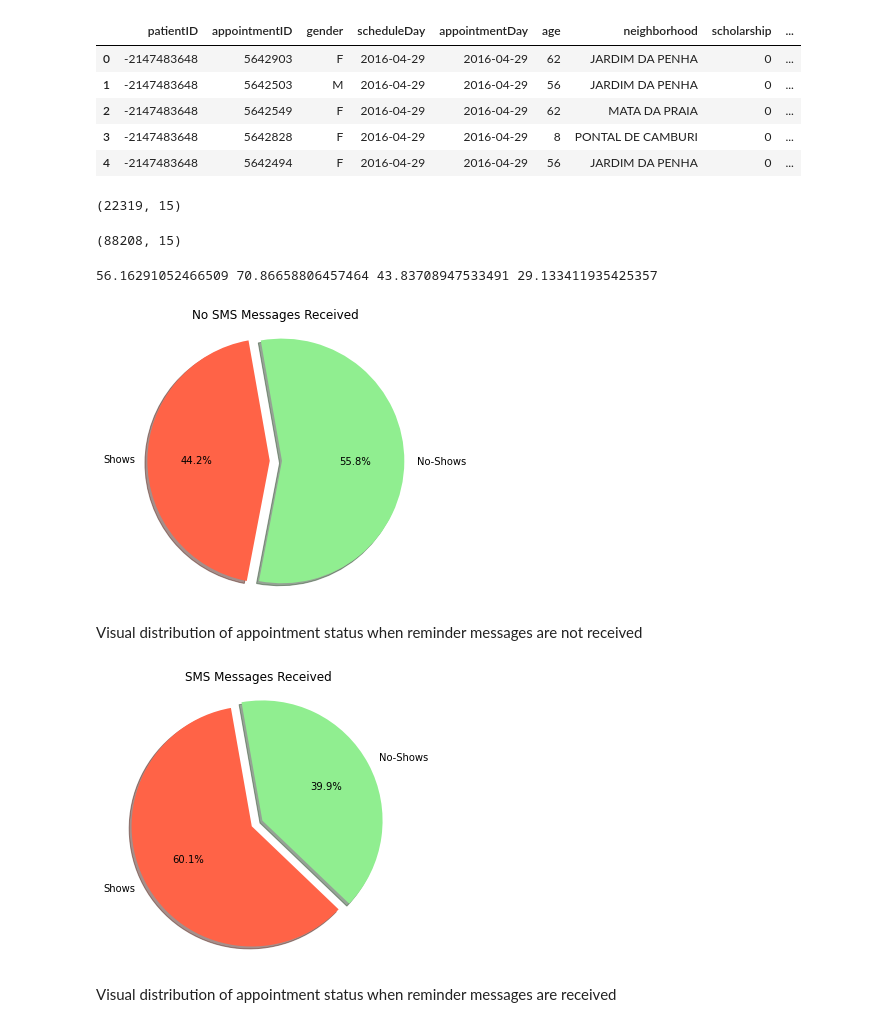
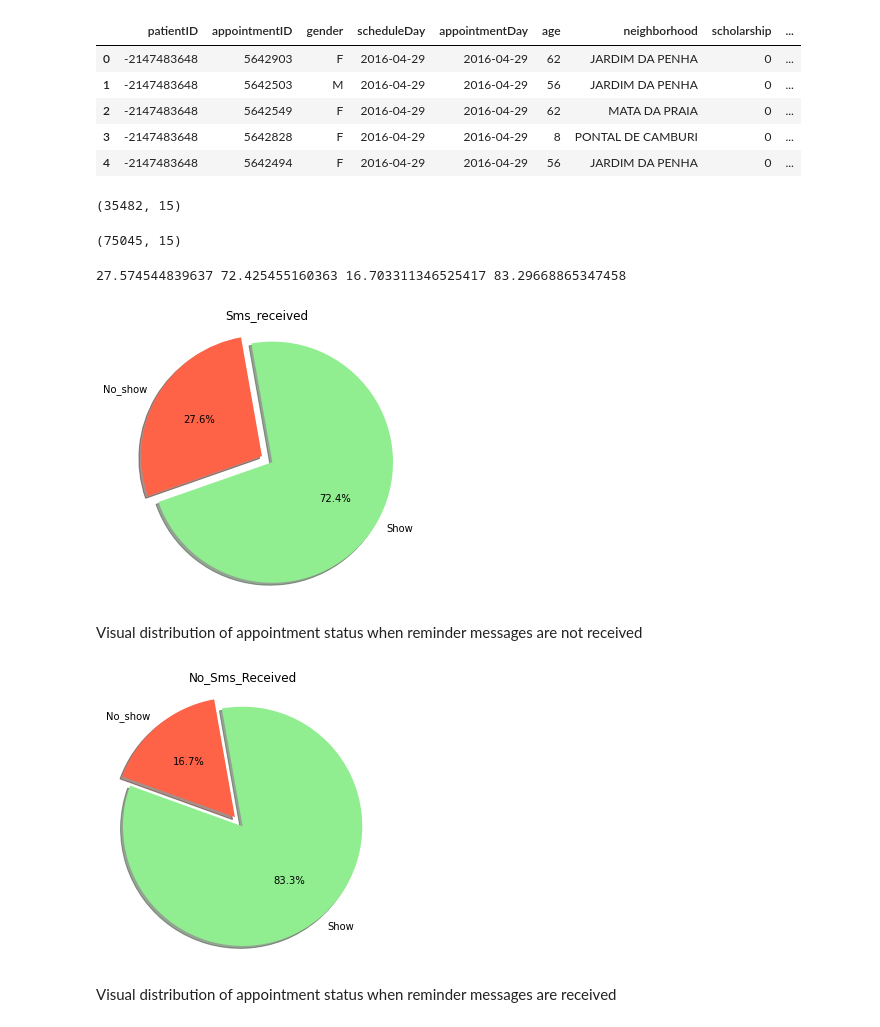
Before and after one commit to madhurijeereddi/Medical-appointment, a Jupyter notebook: Medical appointments revised.ipynb, the cells around one changed output. Cells and saved outputs as stored; diff of their text form; code cells hidden in the pictures.

```diff
--- a/Medical appointments revised.ipynb
+++ b/Medical appointments revised.ipynb
@@ -183,38 +179,27 @@ df.head()
 | 3 | -2147483648 | 5642828 | F | 2016-04-29 | 2016-04-29 | 8 | PONTAL DE CAMBURI | 0 | ... |
 | 4 | -2147483648 | 5642494 | F | 2016-04-29 | 2016-04-29 | 56 | JARDIM DA PENHA | 0 | ... |
 # %%
-# Create a dataframe to hold all no-show records
-no_shows = df.query('noshow == 1')
-no_shows.shape
+# Create a dataframe to hold all Sms Received records
+sms_received = df.query('sms_received == 1')
+sms_received.shape
 # %% [output]
-(22319, 15)
+(35482, 15)
 # %%
-# Create a dataframe to hold all show records
-shows = df.query('noshow == 0')
-shows.shape
+# Create a dataframe to hold all no Sms Received records
+no_sms_received = df.query('sms_received == 0')
+no_sms_received.shape
 # %% [output]
-(88208, 15)
+(75045, 15)
 # %%
-#def get_percentage(df, sms_received):
-    #filter_df = df.query('sms_received == {}'.format(sms_received))
-    #return len(filter_df) * 100 / len(df)
-
-def get_percentage2(query_str, df):
+def get_percentage(query_str, df):
     filter_df = df.query(query_str)
     return len(filter_df) * 100 / len(df)
 # %%
-# a = get_percentage(0, no_shows)
-# b = get_percentage(0, shows)
-# c = get_percentage(1, no_shows)
-# d = get_percentage(1, shows)
+a = get_percentage('noshow == 1', sms_received)
+b = get_percentage('noshow == 0', sms_received)
+c = get_percentage('noshow == 1', no_sms_received)
+d = get_percentage('noshow == 0', no_sms_received)
 
-# print (a, b, c, d)
+print (a, b, c, d)
+# %% [output]
+27.574544839637 72.425455160363 16.703311346525417 83.29668865347458
-# %%
-a = get_percentage2('sms_received == 0', no_shows)
-b = get_percentage2('sms_received == 0', shows)
-c = get_percentage2('sms_received == 1', no_shows)
-d = get_percentage2('sms_received == 1', shows)
-
-print (a, b, c, d)
-# %% [output]
-56.16291052466509 70.86658806457464 43.83708947533491 29.133411935425357
@@ -249,15 +206,15 @@ print (a, b, c, d)
 # %%
 # visualization for shows and no shows when no SMS recieved
 Size = [a, b]
-labels = ['Shows','No-Shows']
+labels = ['No_show','Show']
 explode = (0, 0.1)
 
 plt.pie(Size, explode=explode, labels=labels, colors=['tomato','lightgreen'],autopct='%1.1f%%', shadow=True, startangle=100)
-plt.title('No SMS Messages Received')
+plt.title('Sms_received')
 plt.axis('equal')
 fig = plt.gcf()
 fig.set_size_inches(5,5);
 # %% [output]
-[figure, old version]
+[figure, new version]
 # %% [markdown]
 Visual distribution of appointment status when reminder messages are not received
@@ -274,16 +221,16 @@ Visual distribution of appointment status when reminder messages are not receive
 # %%
 # visualization for shows and no shows when SMS recieved
 Size = [c, d]
-labels = ['Shows','No-Shows']
+labels = ['No_show','Show']
 explode = (0, 0.1)
 
 plt.pie(Size, explode=explode, labels=labels, colors=['tomato','lightgreen'],autopct='%1.1f%%', shadow=True, startangle=100)
-plt.title('SMS Messages Received')
+plt.title('No_Sms_Received')
 plt.axis('equal')
 fig = plt.gcf()
 fig.set_size_inches(5,5);
 # %% [output]
-[figure, old version]
+[figure, new version]
 # %% [markdown]
 Visual distribution of appointment status when reminder messages are received
 # %% [markdown]
```
Also changed, not shown: parts of 12 cells of this notebook, 1 other file.
